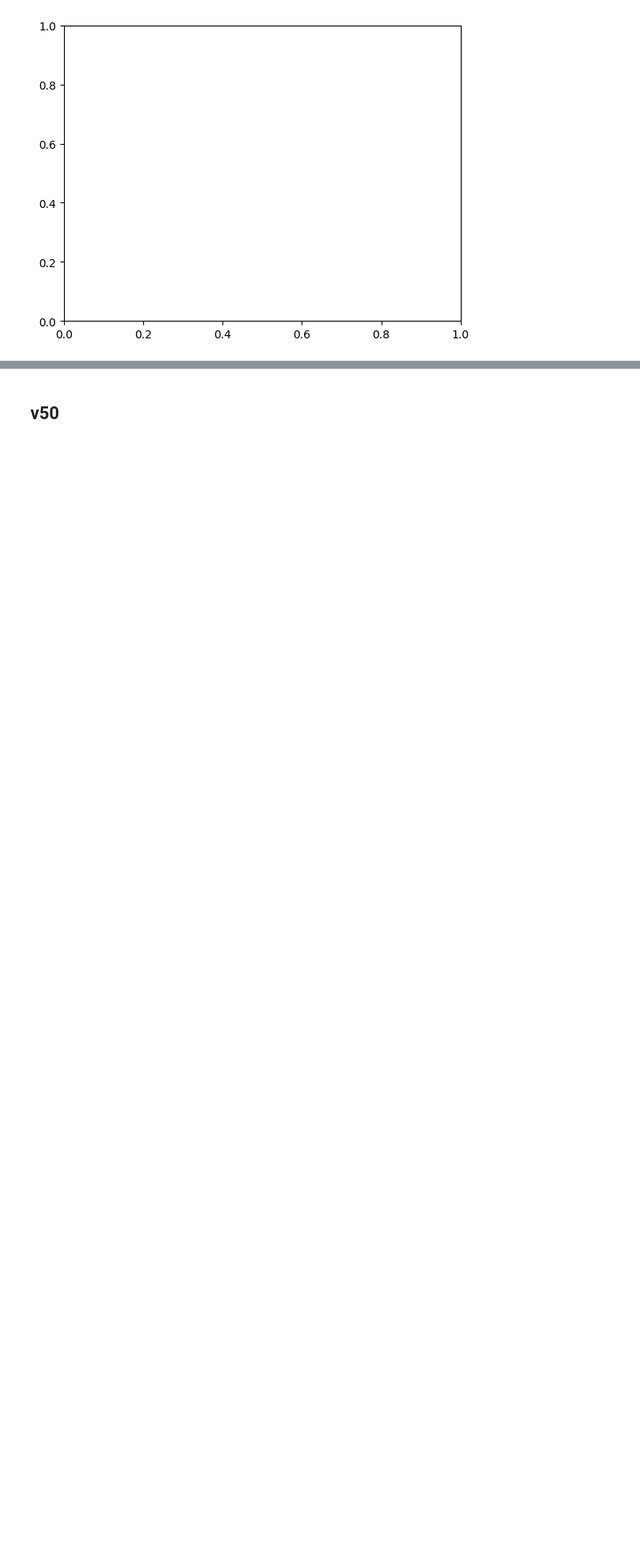
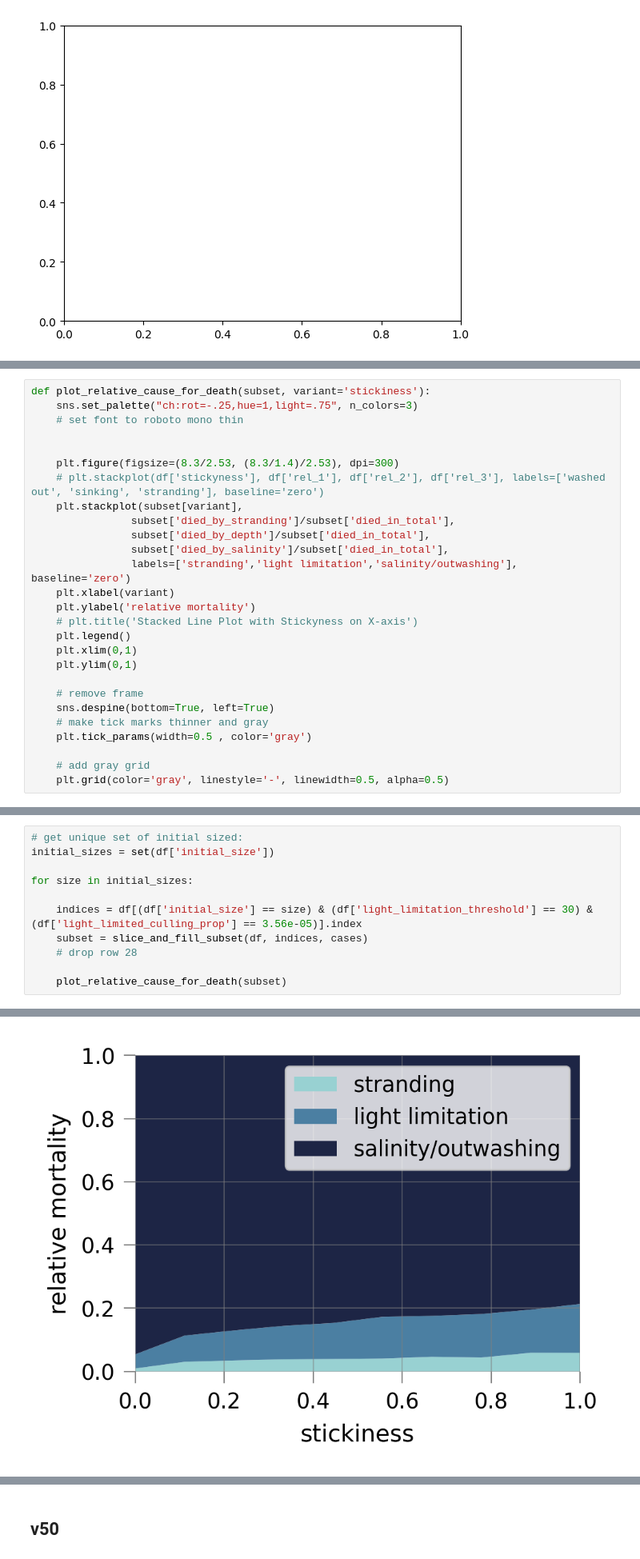
Before and after one commit to 465b/oceantracker, a Jupyter notebook: experiments/collapse/2023-v04/collapse_paper_plots.ipynb, the cells around one changed output, grey strips where cells are left out. Shown at 80% size. Cells and saved outputs as stored; diff of their text form; blank space fills up the shorter version.

```diff
--- a/experiments/collapse/2023-v04/collapse_paper_plots.ipynb
+++ b/experiments/collapse/2023-v04/collapse_paper_plots.ipynb
@@ -111,0 +97,27 @@ def read_key_params_from_cases(cases):
+# %%
+def plot_relative_cause_for_death(subset, variant='stickiness'):
+    sns.set_palette("ch:rot=-.25,hue=1,light=.75", n_colors=3)
+    # set font to roboto mono thin
+
+
+    plt.figure(figsize=(8.3/2.53, (8.3/1.4)/2.53), dpi=300)
+    # plt.stackplot(df['stickyness'], df['rel_1'], df['rel_2'], df['rel_3'], labels=['washed out', 'sinking', 'stranding'], baseline='zero')
+    plt.stackplot(subset[variant],
+                subset['died_by_stranding']/subset['died_in_total'],
+                subset['died_by_depth']/subset['died_in_total'],
+                subset['died_by_salinity']/subset['died_in_total'],
+                labels=['stranding','light limitation','salinity/outwashing'], baseline='zero')
+    plt.xlabel(variant)
+    plt.ylabel('relative mortality')
+    # plt.title('Stacked Line Plot with Stickyness on X-axis')
+    plt.legend()
+    plt.xlim(0,1)
+    plt.ylim(0,1)
+
+    # remove frame
+    sns.despine(bottom=True, left=True)
+    # make tick marks thinner and gray
+    plt.tick_params(width=0.5 , color='gray')
+
+    # add gray grid
+    plt.grid(color='gray', linestyle='-', linewidth=0.5, alpha=0.5)
@@ -111,0 +135,12 @@ def read_key_params_from_cases(cases):
+# %%
+# get unique set of initial sized:
+initial_sizes = set(df['initial_size'])
+
+for size in initial_sizes:
+
+    indices = df[(df['initial_size'] == size) & (df['light_limitation_threshold'] == 30) & (df['light_limited_culling_prop'] == 3.56e-05)].index
+    subset = slice_and_fill_subset(df, indices, cases)
+    # drop row 28
+
+    plot_relative_cause_for_death(subset)
+# %% [output]
@@ -111,0 +148 @@ def read_key_params_from_cases(cases):
+[figure, added]
```
Also changed, not shown: parts of 12 cells of this notebook, 2 other files.
